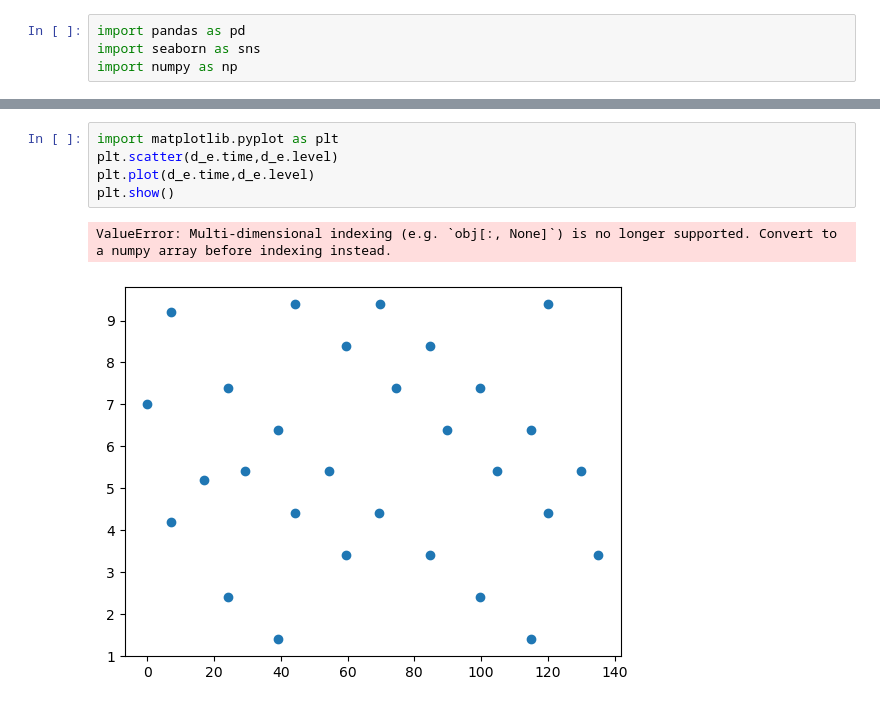
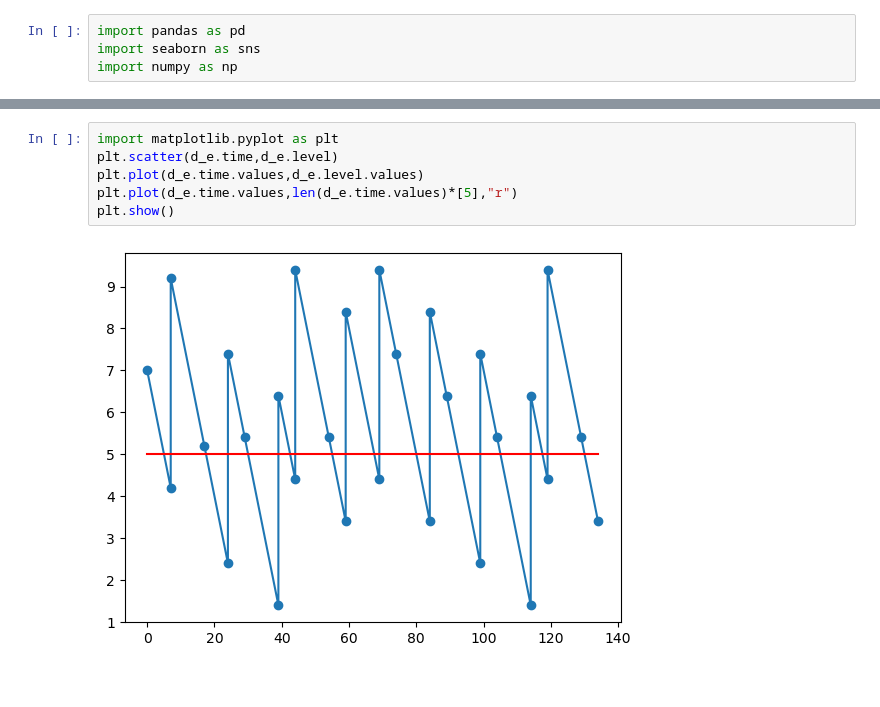
Before and after one commit to AliceNardelli/PROPER_LPG, a Jupyter notebook: plot_result.ipynb, the cells around one changed output, grey strips where cells are left out. Saved outputs shown, nothing was run; the diff lists cells and outputs as text.

```diff
--- a/plot_result.ipynb
+++ b/plot_result.ipynb
@@ -111,8 +76,8 @@ sns.scatterplot(data=d_e, x="time", y="level")
 # %%
 import matplotlib.pyplot as plt
 plt.scatter(d_e.time,d_e.level)
-plt.plot(d_e.time,d_e.level)
+plt.plot(d_e.time.values,d_e.level.values)
+plt.plot(d_e.time.values,len(d_e.time.values)*[5],"r")
 plt.show()
 # %% [output]
-ValueError: Multi-dimensional indexing (e.g. `obj[:, None]`) is no longer supported. Convert to a numpy array before indexing instead.
-[figure, old version]
+[figure, new version]
```
Also changed, not shown: parts of 11 cells of this notebook, 3 other files.
